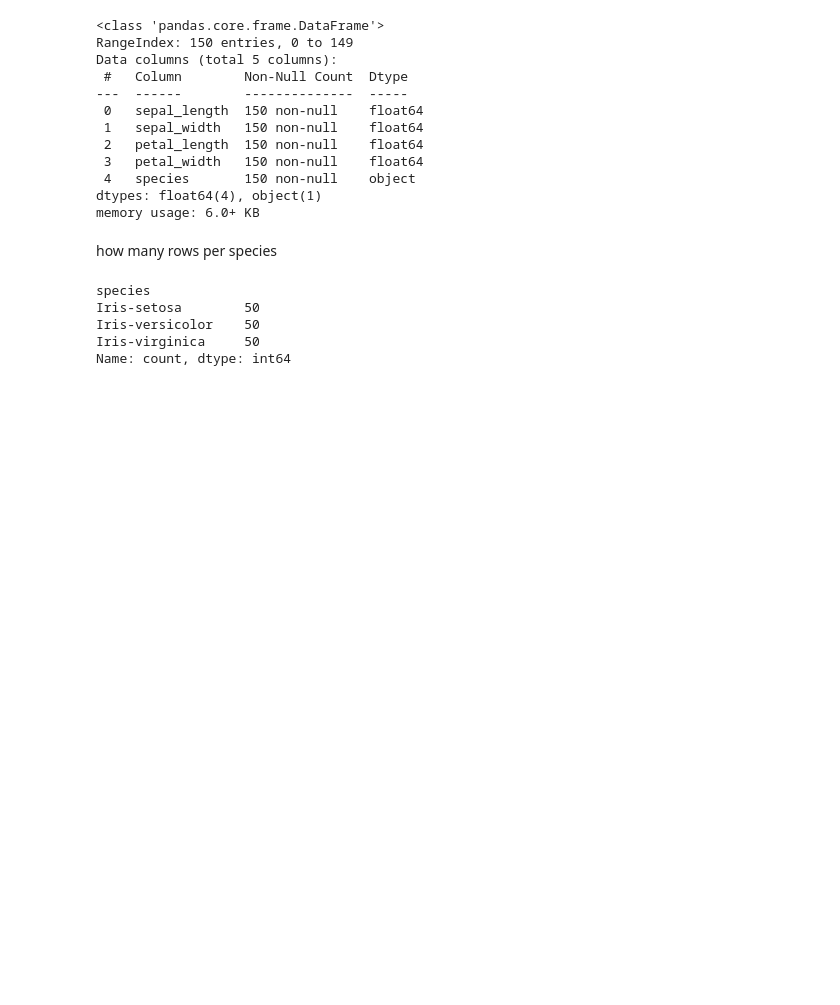
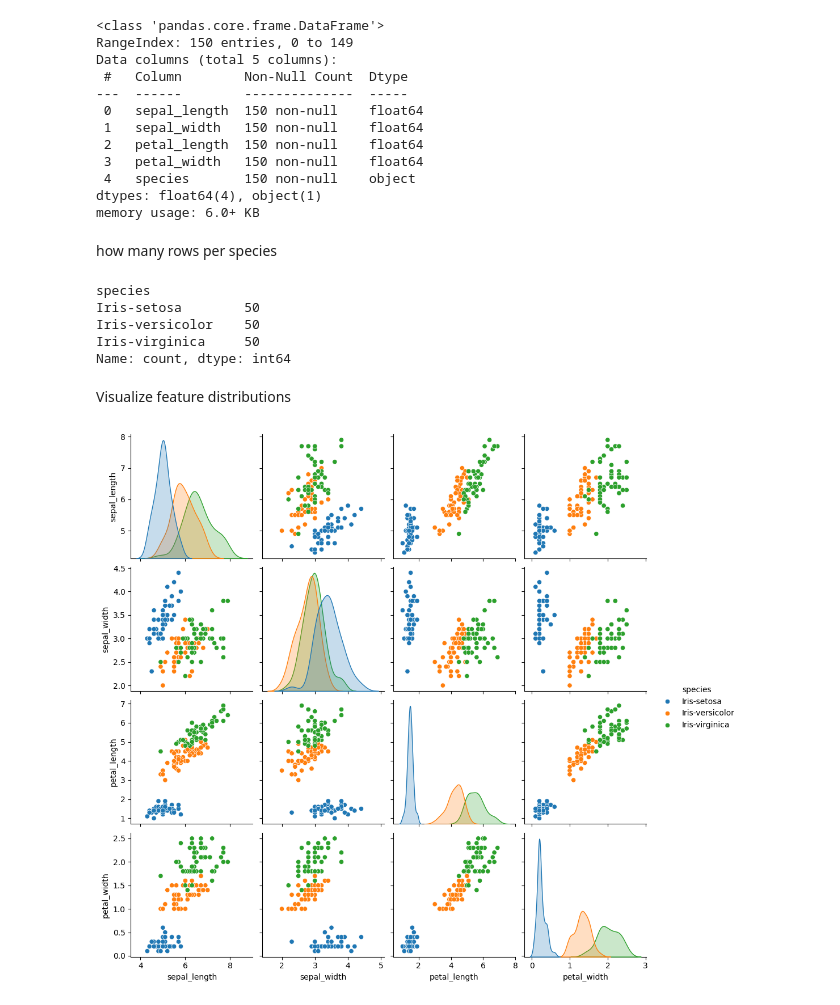
Before and after one commit to YasiKiddo/Irish, a Jupyter notebook: project/iris.ipynb, the cells around one changed output. Saved outputs shown, nothing was run; the diff lists cells and outputs as text; code cells hidden in the pictures; blank space fills up the shorter version.

Commit message:
Visualize feature

```diff
--- a/project/iris.ipynb
+++ b/project/iris.ipynb
@@ -75,3 +75,11 @@ Iris-setosa        50
 Iris-versicolor    50
 Iris-virginica     50
 Name: count, dtype: int64
+# %% [markdown]
+ Visualize feature distributions
+# %%
+# Distribution of each feature by species
+sns.pairplot(df, hue='species')
+plt.show()
+# %% [output]
+[figure, added]
```
